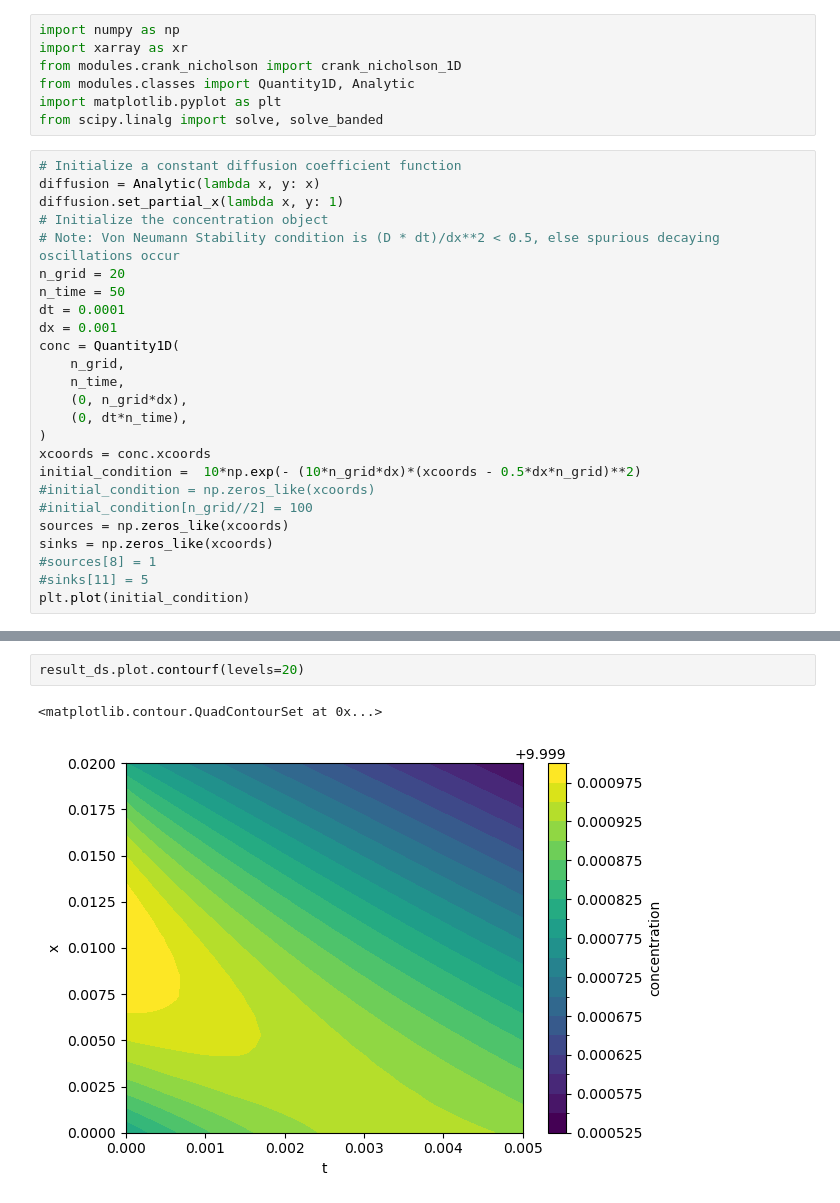
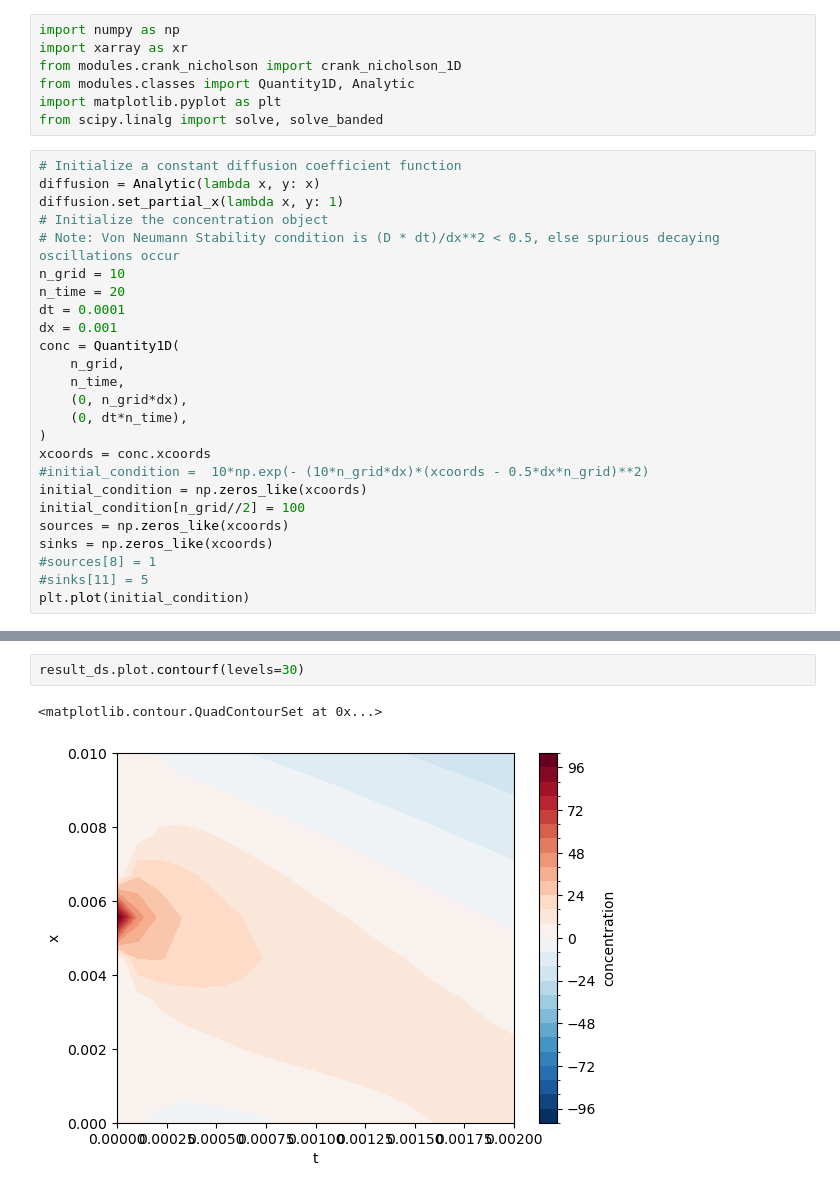
Before and after one commit to fongkenrui/A409_SeleniumDispersion, a Jupyter notebook: crank_nicholson_test.ipynb, the cells around one changed output, grey strips where cells are left out. Drawn from its saved outputs; the diff is of its cells as text.

```diff
--- a/crank_nicholson_test.ipynb
+++ b/crank_nicholson_test.ipynb
@@ -11,8 +11,8 @@ diffusion = Analytic(lambda x, y: x)
 diffusion.set_partial_x(lambda x, y: 1)
 # Initialize the concentration object
 # Note: Von Neumann Stability condition is (D * dt)/dx**2 < 0.5, else spurious decaying oscillations occur
-n_grid = 20
-n_time = 50
+n_grid = 10
+n_time = 20
 dt = 0.0001
 dx = 0.001
 conc = Quantity1D(
@@ -22,9 +22,9 @@ conc = Quantity1D(
     (0, dt*n_time),
 )
 xcoords = conc.xcoords
-initial_condition =  10*np.exp(- (10*n_grid*dx)*(xcoords - 0.5*dx*n_grid)**2)
-#initial_condition = np.zeros_like(xcoords)
-#initial_condition[n_grid//2] = 100
+#initial_condition =  10*np.exp(- (10*n_grid*dx)*(xcoords - 0.5*dx*n_grid)**2)
+initial_condition = np.zeros_like(xcoords)
+initial_condition[n_grid//2] = 100
 sources = np.zeros_like(xcoords)
 sinks = np.zeros_like(xcoords)
 #sources[8] = 1
@@ -87,5 +69,5 @@ result_ds.isel(t=2).plot()
 # %%
-result_ds.plot.contourf(levels=20)
+result_ds.plot.contourf(levels=30)
 # %% [output]
 <matplotlib.contour.QuadContourSet at 0x...>
-[figure, old version]
+[figure, new version]
```
Also changed, not shown: parts of 5 cells of this notebook, 2 other files.
